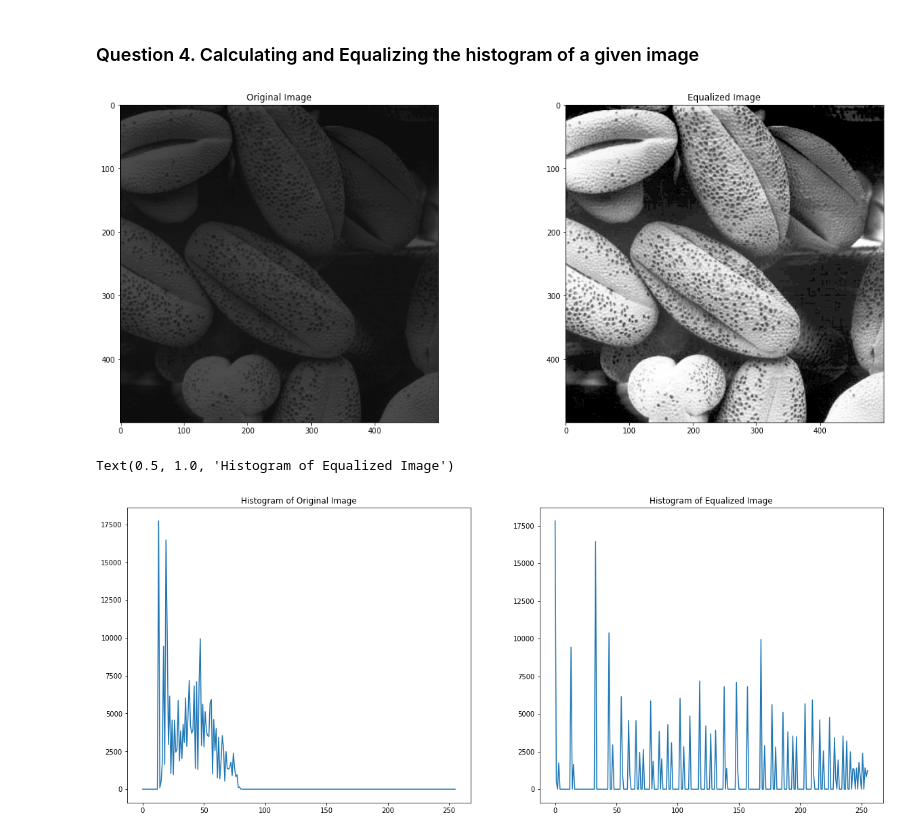
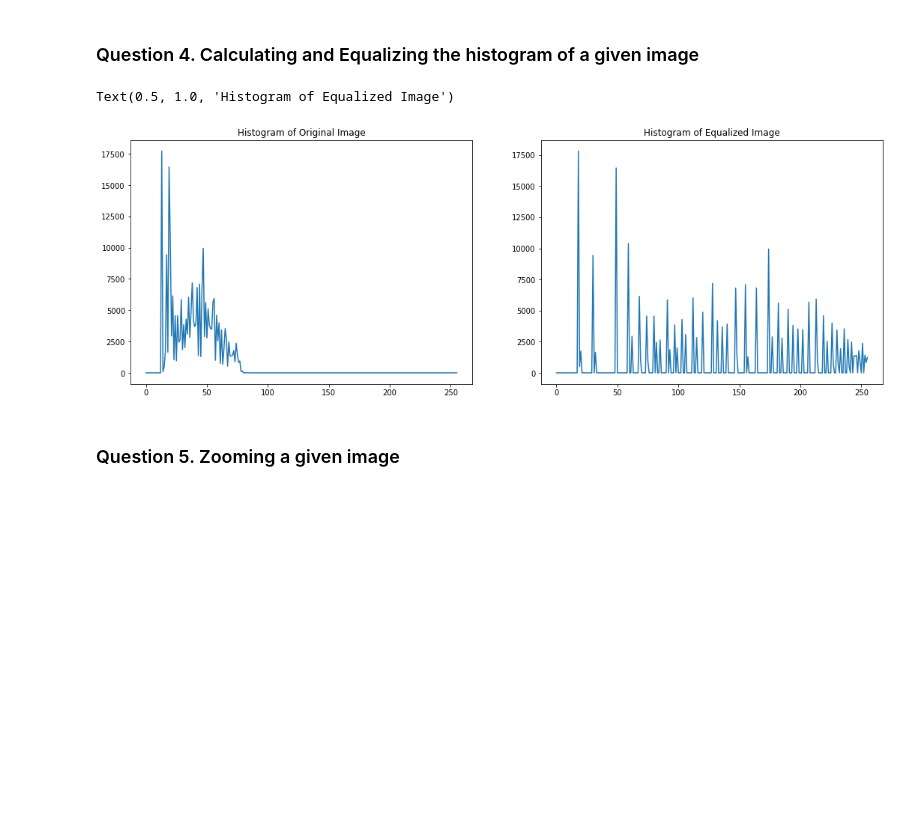
Before and after one commit to K-Thanushan/EN2550-Fundamentals-of-Image-Processing-and-Machine-Vision, a Jupyter notebook: Assignments/Assignment1/EN2550_Assignment1_190621M.ipynb, the cells around one changed output. Saved outputs shown, nothing was run; the diff lists cells and outputs as text; code cells hidden in the pictures; blank space fills up the shorter version.

```diff
--- a/Assignments/Assignment1/EN2550_Assignment1_190621M.ipynb
+++ b/Assignments/Assignment1/EN2550_Assignment1_190621M.ipynb
@@ -96,35 +149,45 @@ plt.show()
 # %%
 #Question 4
 import numpy as np
 import cv2 as cv
 import matplotlib.pyplot as plt
+
+#Equalization function
+def Equalize(Original_image, Original_image_histogram, S):
+    N = len(Original_image_histogram)
+    Image = np.zeros((S[0], S[1]))
+    Equalize_List = []
+    for i in range(N):
+        Sumlist = Original_image_histogram[:i+1]
+        Value = ((N-1)/(S[0]*S[1]))*(sum(Sumlist))
+        Equalize_List.append(Value)
+    Equalize_List = np.round(Equalize_List)
+    for i in range(S[0]):
+        for j in range(S[1]):
+            Value = Original_image[i,j]
+            Original_image[i,j] = Equalize_List[Value]
+    return Original_image
 
 #Reading the image
 Initial_image = cv.imread(r'shells.png', cv.IMREAD_GRAYSCALE)
 assert Initial_image is not None
 
 #Calculating the histograms of the initial image and the equalized image
 Original_image_histogram = cv.calcHist([Initial_image], [0], None, [256], [0,256])
 Equalized_image = cv.equalizeHist(Initial_image)
+S = np.shape(Initial_image)
+Equalized_image = Equalize(Initial_image, Original_image_histogram, S)
 Equalized_image_histogram = cv.calcHist([Equalized_image], [0], None, [256], [0,256])
 
-#Plotting the images
-Plotting_image  = cv.cvtColor(Initial_image, cv.COLOR_BGR2RGB)
-Equalized_image_plot = cv.cvtColor(Equalized_image, cv.COLOR_BGR2RGB)
-fig, ax = plt.subplots(1,2,figsize = (20,8))
-ax[0].imshow(Plotting_image)
-ax[0].set_title('Original Image')
-ax[1].imshow(Equalized_image_plot)
-ax[1].set_title('Equalized Image')
-plt.show()
 
 #Plotting the histograms
-fig, ax = plt.subplots(1, 2, figsize = (20,8))
+fig, ax = plt.subplots(1, 2, figsize = (18,6))
 ax[0].plot(Original_image_histogram)
 ax[0].set_title('Histogram of Original Image')
 ax[1].plot(Equalized_image_histogram)
 ax[1].set_title('Histogram of Equalized Image')
 # %% [output]
+Text(0.5, 1.0, 'Histogram of Equalized Image')
-[figure, old version]
+[figure, new version]
-Text(0.5, 1.0, 'Histogram of Equalized Image')
-[figure, removed]
+# %% [markdown]
+### Question 5. Zooming a given image
```
Also changed, not shown: parts of 9 cells of this notebook, 13 other files.
